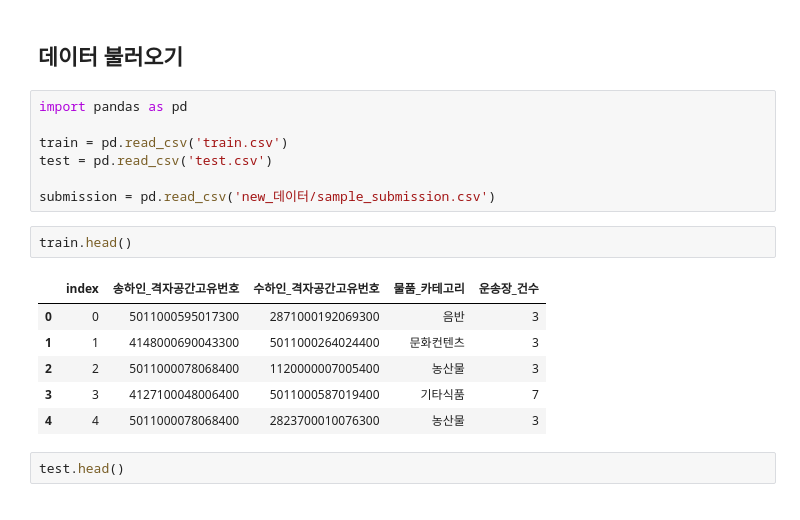
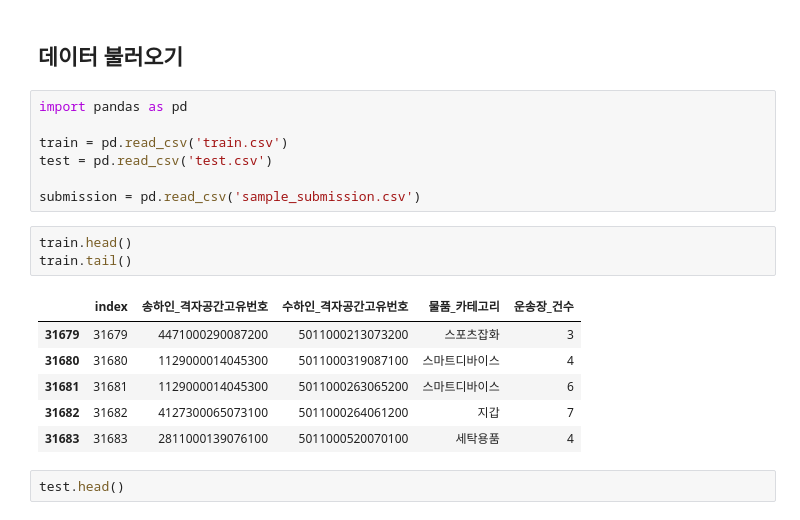
Before and after one commit to Mini-project-34/Mini_pjt, a Jupyter notebook: base_code.ipynb, the cells around one changed output. Cells and saved outputs as stored; diff of their text form.

```diff
--- a/base_code.ipynb
+++ b/base_code.ipynb
@@ -6,16 +6,17 @@ import pandas as pd
 train = pd.read_csv('train.csv')
 test = pd.read_csv('test.csv')
 
-submission = pd.read_csv('new_데이터/sample_submission.csv')
+submission = pd.read_csv('sample_submission.csv')
 # %%
 train.head()
+train.tail()
 # %% [output]
 |  | index | 송하인_격자공간고유번호 | 수하인_격자공간고유번호 | 물품_카테고리 | 운송장_건수 |
-| 0 | 0 | 5011000595017300 | 2871000192069300 | 음반 | 3 |
-| 1 | 1 | 4148000690043300 | 5011000264024400 | 문화컨텐츠 | 3 |
-| 2 | 2 | 5011000078068400 | 1120000007005400 | 농산물 | 3 |
-| 3 | 3 | 4127100048006400 | 5011000587019400 | 기타식품 | 7 |
-| 4 | 4 | 5011000078068400 | 2823700010076300 | 농산물 | 3 |
+| 31679 | 31679 | 4471000290087200 | 5011000213073200 | 스포츠잡화 | 3 |
+| 31680 | 31680 | 1129000014045300 | 5011000319087100 | 스마트디바이스 | 4 |
+| 31681 | 31681 | 1129000014045300 | 5011000263065200 | 스마트디바이스 | 6 |
+| 31682 | 31682 | 4127300065073100 | 5011000264061200 | 지갑 | 7 |
+| 31683 | 31683 | 2811000139076100 | 5011000520070100 | 세탁용품 | 4 |
 # %%
 test.head()
 # %% [output]
```
Also changed, not shown: parts of 44 cells of this notebook.
